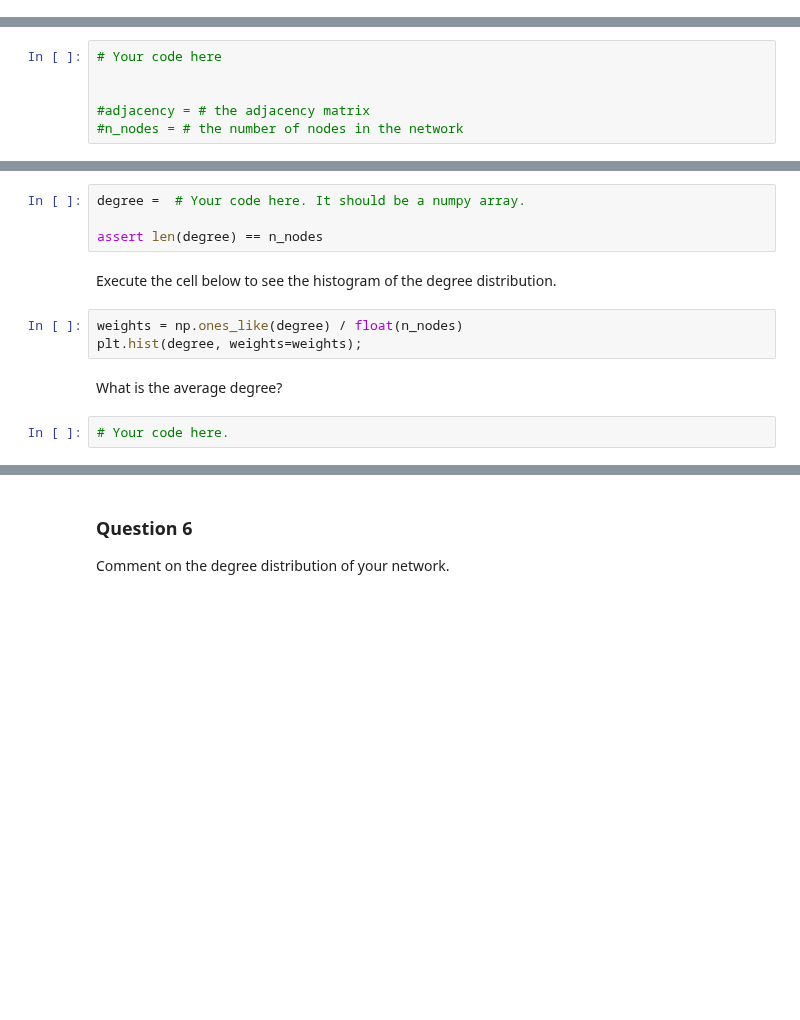
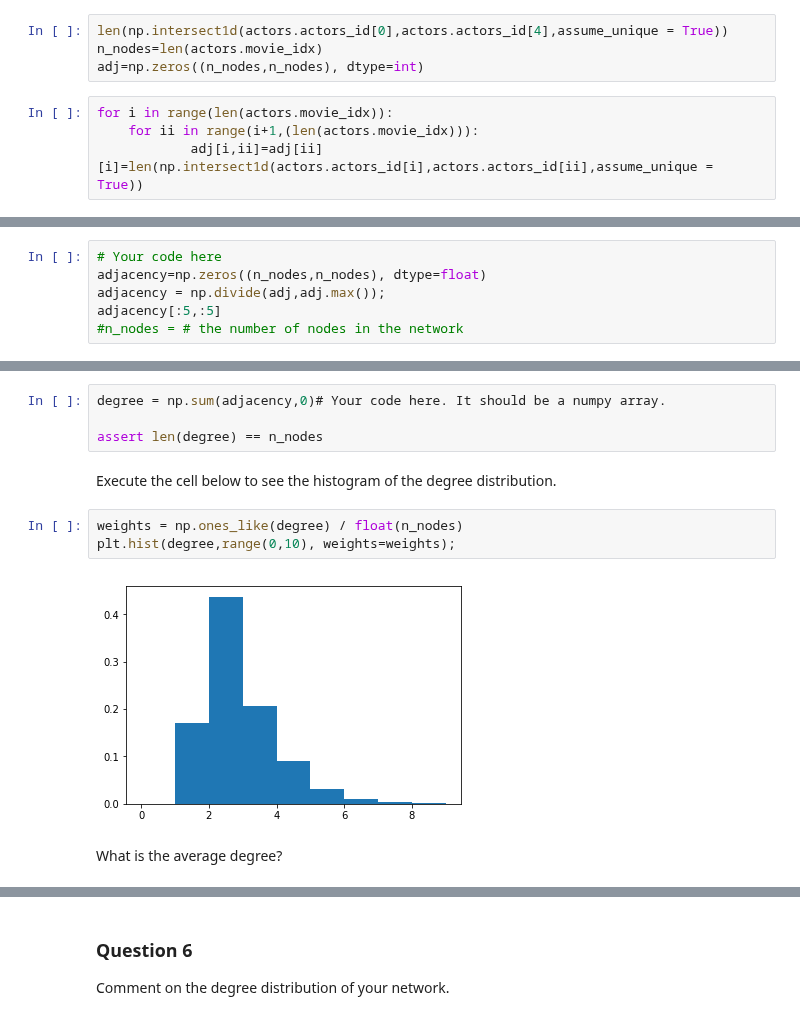
Before and after one commit to vndk36/Project_ntds2018, a Jupyter notebook: 1_TMDb_hugodeus.ipynb, the cells around one changed output, grey strips where cells are left out. Cells and saved outputs as stored; diff of their text form; blank space fills up the shorter version.

```diff
--- a/1_TMDb_hugodeus.ipynb
+++ b/1_TMDb_hugodeus.ipynb
@@ -92,0 +93,8 @@ See the caveats in the documentation: http://pandas.pydata.org/pandas-docs/stabl
+# %%
+len(np.intersect1d(actors.actors_id[0],actors.actors_id[4],assume_unique = True))
+n_nodes=len(actors.movie_idx)
+adj=np.zeros((n_nodes,n_nodes), dtype=int)
+# %%
+for i in range(len(actors.movie_idx)):
+    for ii in range(i+1,(len(actors.movie_idx))):
+            adj[i,ii]=adj[ii][i]=len(np.intersect1d(actors.actors_id[i],actors.actors_id[ii],assume_unique = True))
@@ -104,7 +130,7 @@ There are two possible scenarios for your adjacency matrix construction, as you
 Follow the appropriate steps for the construction of the adjacency matrix of your network and provide it in the Numpy array ``adjacency`` below:
 # %%
 # Your code here
-
-
-#adjacency = # the adjacency matrix
+adjacency=np.zeros((n_nodes,n_nodes), dtype=float)
+adjacency = np.divide(adj,adj.max());
+adjacency[:5,:5]
 #n_nodes = # the number of nodes in the network
@@ -148,15 +214,15 @@ Are the edges of your graph weighted?
 
 What is the degree distibution of your network?
 # %%
-degree =  # Your code here. It should be a numpy array.
+degree = np.sum(adjacency,0)# Your code here. It should be a numpy array.
 
 assert len(degree) == n_nodes
 # %% [markdown]
 Execute the cell below to see the histogram of the degree distribution.
 # %%
 weights = np.ones_like(degree) / float(n_nodes)
-plt.hist(degree, weights=weights);
+plt.hist(degree,range(0,10), weights=weights);
+# %% [output]
+[figure, added]
 # %% [markdown]
 What is the average degree?
-# %%
-# Your code here.
```
Also changed, not shown: parts of 19 cells of this notebook.
